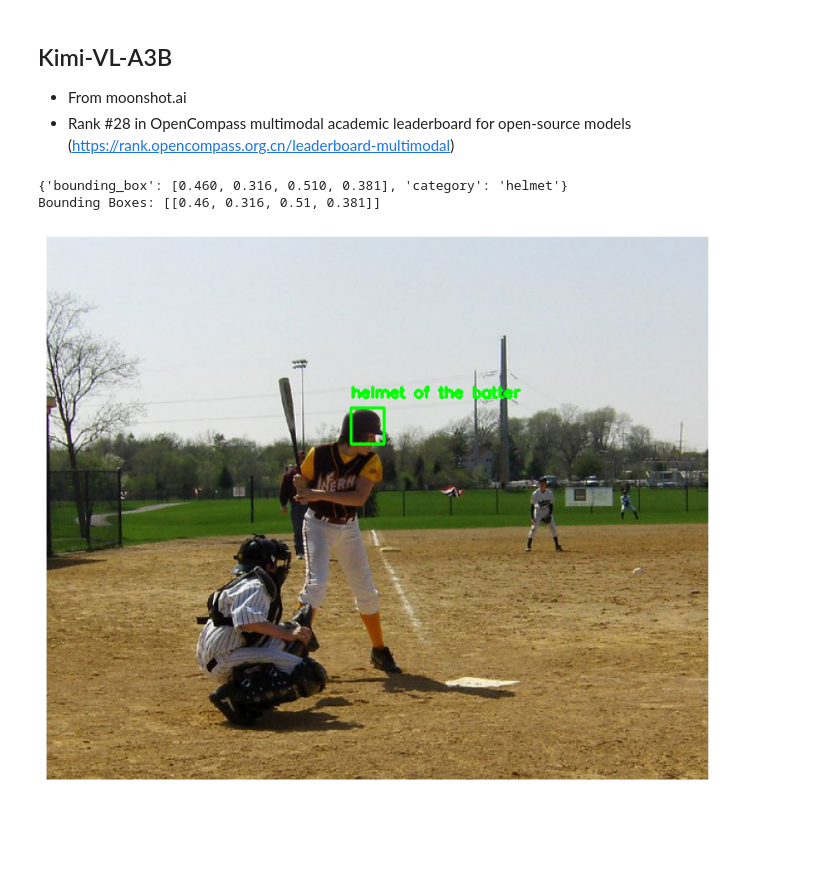
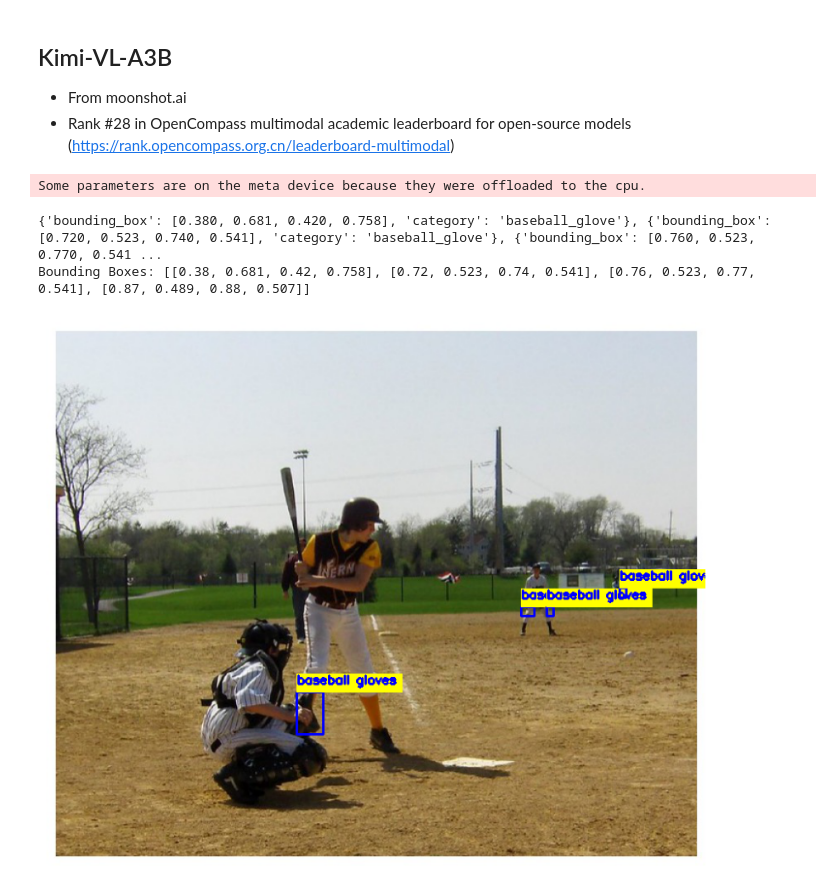
Before and after one commit to earl-juanico/rca, a Jupyter notebook: exploratory/Test-Kimi-VL-A3B.ipynb, the cells around one changed output. Saved outputs shown, nothing was run; the diff lists cells and outputs as text; code cells hidden in the pictures; blank space fills up the shorter version.

```diff
--- a/exploratory/Test-Kimi-VL-A3B.ipynb
+++ b/exploratory/Test-Kimi-VL-A3B.ipynb
@@ -18,6 +18,7 @@ model = AutoModelForCausalLM.from_pretrained(
     model_path,
     torch_dtype="auto",
     device_map="auto",
+    do_sample=False,
     trust_remote_code=True,
 )
 processor = AutoProcessor.from_pretrained(model_path, trust_remote_code=True)
@@ -103,6 +104,8 @@ def load_image(image_file, input_size=448, max_num=12):
     pixel_values = [transform(image) for image in images]
     pixel_values = torch.stack(pixel_values)
     return pixel_values
+# %% [output]
+Some parameters are on the meta device because they were offloaded to the cpu.
 # %%
 import cv2
 import io
@@ -112,14 +115,23 @@ import numpy as np
 from PIL import Image
 from matplotlib import pyplot as plt
 
-cls = "helmet of the batter"
+cls = "baseball gloves"
 model.threshold = -1.5
 
-image_path = url = "https://farm3.staticflickr.com/2402/2480652763_e6b62303ee_z.jpg"
+#image_path = url = "https://farm3.staticflickr.com/2402/2480652763_e6b62303ee_z.jpg"
+image_path = url = "/data/students/earl/llava-dissector/rca/assets/game_at_the_park.jpg"
+
 text = f'Give the normalized bounding box coordinates in the format [x1, y1, x2, y2] of all instances of {cls} in the image.'
 
 #image = load_image(url) #Image.open(image_path)
-image = Image.open(requests.get(url, stream=True).raw).convert("RGB")
+#image = Image.open(requests.get(url, stream=True).raw).convert("RGB")
+if isinstance(url, str) and (url.startswith('http://') or url.startswith('https://')):
+    # If the URL is a string, fetch the image from the URL
+    image = Image.open(requests.get(url, stream=True).raw).convert("RGB")
+else:
+    # If it's a local file path, open the image directly
+    image = Image.open(url).convert("RGB")
+
 messages = [
     {"role": "user", "content":
         [{"type": "image", "image": image_path},
@@ -140,37 +152,43 @@ print(response)
 
 # regex the part of string to extract bounding boxes
 pattern = r'(?:[\[\(]\s*([\d.]+)\s*,\s*([\d.]+)\s*,\s*([\d.]+)\s*,\s*([\d.]+)\s*[\]\)])|(?:<box>\s*([\d.]+)\s+([\d.]+)\s+([\d.]+)\s+([\d.]+)\s*</box>)'
 matches = re.findall(pattern, response)
 bounding_boxes = []
 for match in matches:
     # Each match is a tuple of 8 elements, only 4 will be filled
     coords = [c for c in match if c != '']
     if len(coords) == 4:
         bounding_boxes.append([float(c) for c in coords])
 print(f'Bounding Boxes: {bounding_boxes}')
 
 # Visualize using cv2
 # Load the original image for visualization
-image_from_url = requests.get(url)
-orig_img = Image.open(io.BytesIO(image_from_url.content)).convert('RGB')
+if isinstance(url, str) and (url.startswith('http://') or url.startswith('https://')):
+    image_from_url = requests.get(url)
+    orig_img = Image.open(io.BytesIO(image_from_url.content)).convert('RGB')
+else:
+    orig_img = Image.open(url).convert('RGB')
 img_cv = np.array(orig_img)  # HWC, RGB
 for box in bounding_boxes:
     x1, y1, x2, y2 = box
     # convert these normalized coordinates to pixel values
     h, w, _ = img_cv.shape
     x1 = int(x1 * w)
     y1 = int(y1 * h)
     x2 = int(x2 * w)
     y2 = int(y2 * h)
     # Draw the bounding box and label on the image
-    cv2.rectangle(img_cv, (x1, y1), (x2, y2), (0, 255, 0), 2)
-    cv2.putText(img_cv, cls, (x1, y1 - 10), cv2.FONT_HERSHEY_SIMPLEX, 0.5, (0, 255, 0), 2)
+    cv2.rectangle(img_cv, (x1, y1), (x2, y2), (0, 0, 255), 2)
+    (text_width, text_height), _ = cv2.getTextSize(cls, cv2.FONT_HERSHEY_SIMPLEX, 0.5, 2)
+    box_coords = ((x1, y1), (x1 + text_width + 5, y1 -10 - text_height))
+    cv2.rectangle(img_cv, box_coords[0], box_coords[1], (255,255,0), cv2.FILLED)
+    cv2.putText(img_cv, cls, (x1, y1 - 10), cv2.FONT_HERSHEY_SIMPLEX, 0.5, (0, 0, 255), 2)
 
 plt.figure(figsize=(10, 10))
 plt.imshow(img_cv)
 plt.axis('off')
 plt.show()
 # %% [output]
-{'bounding_box': [0.460, 0.316, 0.510, 0.381], 'category': 'helmet'}
-Bounding Boxes: [[0.46, 0.316, 0.51, 0.381]]
+{'bounding_box': [0.380, 0.681, 0.420, 0.758], 'category': 'baseball_glove'}, {'bounding_box': [0.720, 0.523, 0.740, 0.541], 'category': 'baseball_glove'}, {'bounding_box': [0.760, 0.523, 0.770, 0.541 ...
+Bounding Boxes: [[0.38, 0.681, 0.42, 0.758], [0.72, 0.523, 0.74, 0.541], [0.76, 0.523, 0.77, 0.541], [0.87, 0.489, 0.88, 0.507]]
-[figure, old version]
+[figure, new version]
```
Also changed, not shown: 2 other files.
